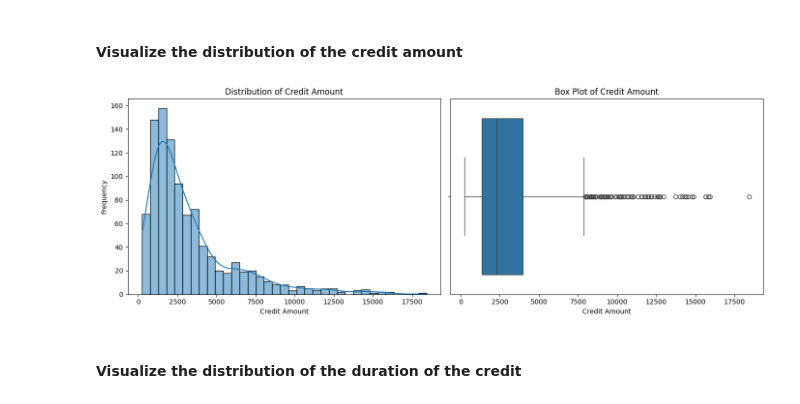
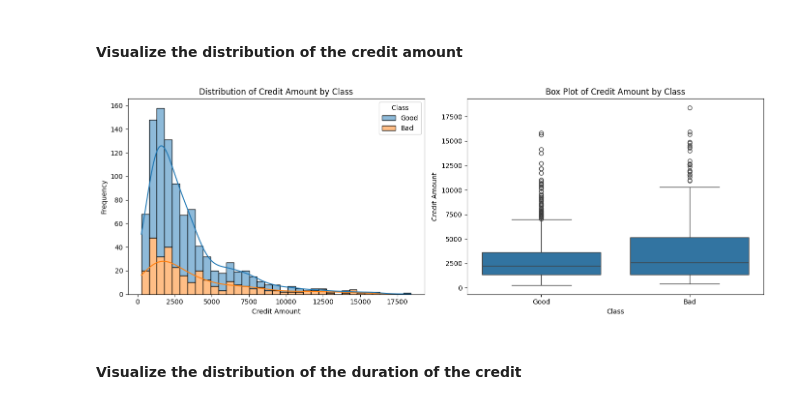
Before and after one commit to GittiGitus/Deep_Learning, a Jupyter notebook: experiments.ipynb, the cells around one changed output. Saved outputs shown, nothing was run; the diff lists cells and outputs as text; code cells hidden in the pictures.

```diff
--- a/experiments.ipynb
+++ b/experiments.ipynb
@@ -302,24 +280,25 @@ plt.show()
 # %% [markdown]
 #### Visualize the distribution of the credit amount
 # %%
-# Set up the matplotlib figure
+# Set up the figure
 fig, axs = plt.subplots(1, 2, figsize=(14, 5))
 
-# Distribution of Credit Amount
-sns.histplot(df['Credit_amount'], kde=True, ax=axs[0])
-axs[0].set_title('Distribution of Credit Amount')
+# Distribution of Credit Amount by Class
+sns.histplot(df, x='Credit_amount', hue='Class', kde=True, ax=axs[0], multiple='stack')
+axs[0].set_title('Distribution of Credit Amount by Class')
 axs[0].set_xlabel('Credit Amount')
 axs[0].set_ylabel('Frequency')
 
-# Box plot of Credit Amount
-sns.boxplot(x=df['Credit_amount'], ax=axs[1])
-axs[1].set_title('Box Plot of Credit Amount')
-axs[1].set_xlabel('Credit Amount')
+# Box plot of Credit Amount by Class
+sns.boxplot(x='Class', y='Credit_amount', data=df, ax=axs[1])
+axs[1].set_title('Box Plot of Credit Amount by Class')
+axs[1].set_xlabel('Class')
+axs[1].set_ylabel('Credit Amount')
 
 plt.tight_layout()
 plt.show()
 # %% [output]
-[figure, old version]
+[figure, new version]
 # %% [markdown]
 #### Visualize the distribution of the duration of the credit
 # %%
```
Also changed, not shown: parts of 19 cells of this notebook.
